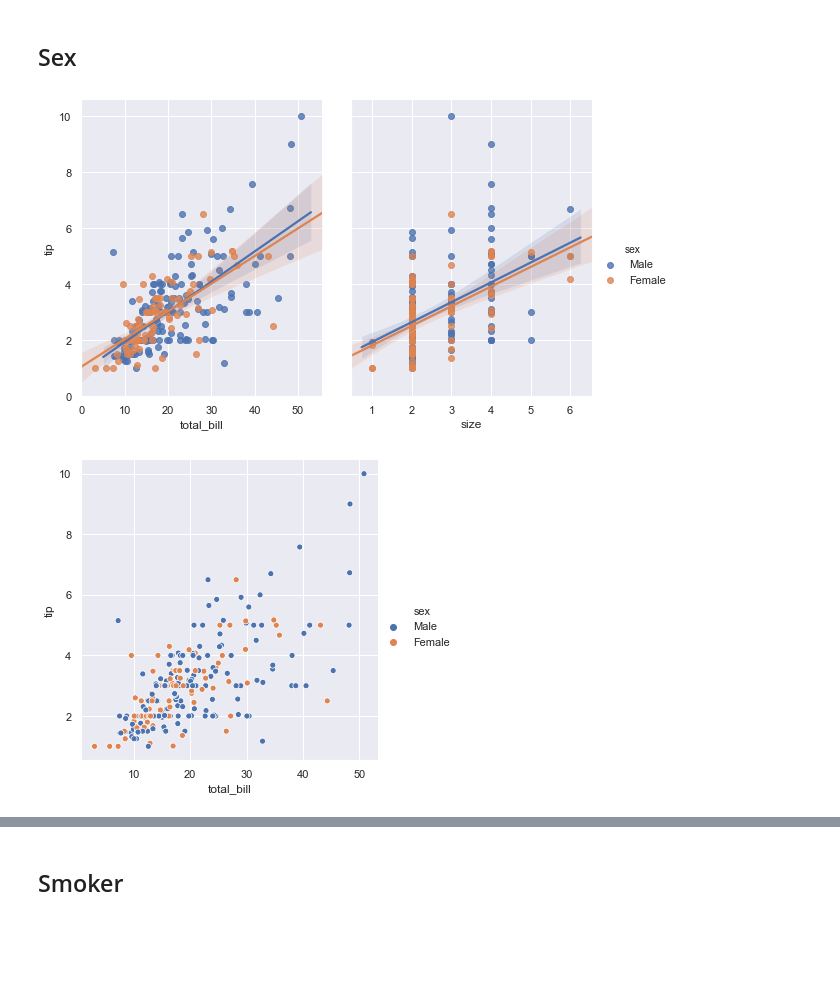
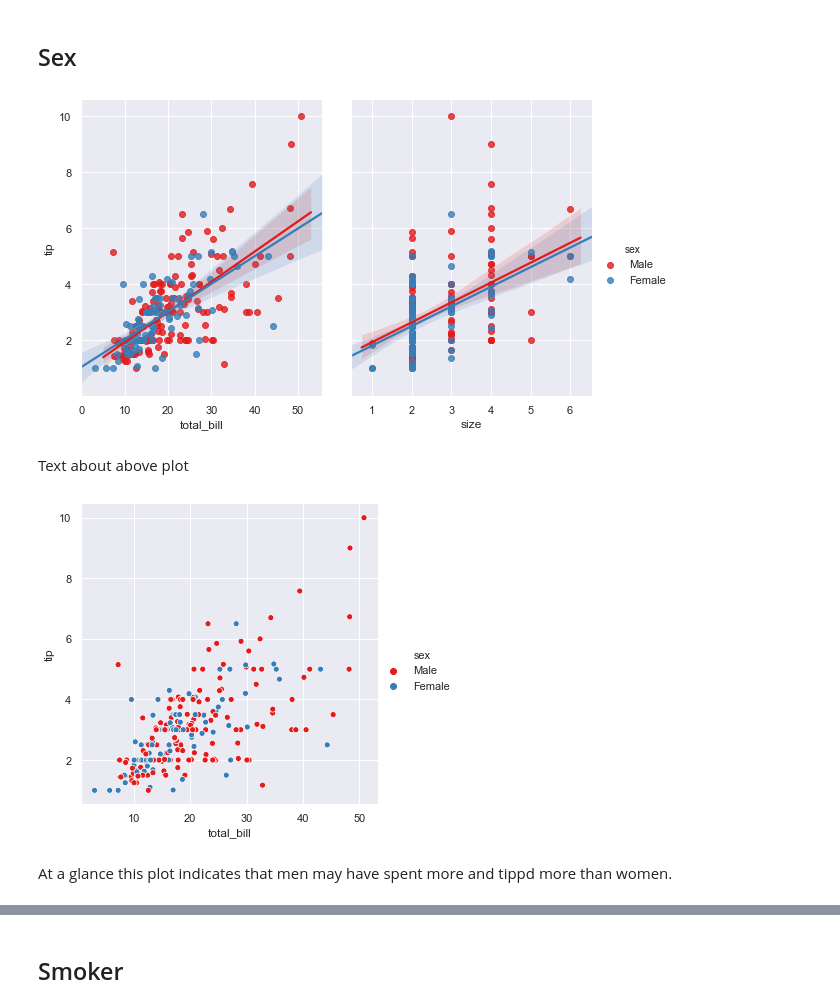
Before and after one commit to ANihill/Fundamentals-Assessment, a Jupyter notebook: Fundamentals of Data Analytics - Assessment.ipynb, the cells around one changed output, grey strips where cells are left out. Saved outputs shown, nothing was run; the diff lists cells and outputs as text; code cells hidden in the pictures; blank space fills up the shorter version.

```diff
--- a/Fundamentals of Data Analytics - Assessment.ipynb
+++ b/Fundamentals of Data Analytics - Assessment.ipynb
@@ -106,12 +106,19 @@ sns.regplot(x='total_bill', y='tip', data=tips)
 # %% [markdown]
 ## Sex
 # %%
+# pairplot with total bill and party six on x axis and tip on y axis
+# hue distinguishing between male and female
 sns.pairplot(tips, x_vars=["total_bill", "size"], y_vars=["tip"],
-             hue="sex", height=5, aspect=.8, kind="reg");
+             hue="sex", height=5, aspect=.8, kind="reg", palette="Set1");
 # %% [output]
-[figure, old version]
+[figure, new version]
+# %% [markdown]
+Text about above plot
 # %%
-sns.relplot(x="total_bill", y="tip", hue="sex", data=tips);
+# scaterplot of toal bill and tip
+sns.relplot(x="total_bill", y="tip", hue="sex", data=tips, palette="Set1");
 # %% [output]
-[figure, old version]
+[figure, new version]
+# %% [markdown]
+At a glance this plot indicates that men may have spent more and tippd more than women.
 # %%
```
Also changed, not shown: parts of 9 cells of this notebook.
